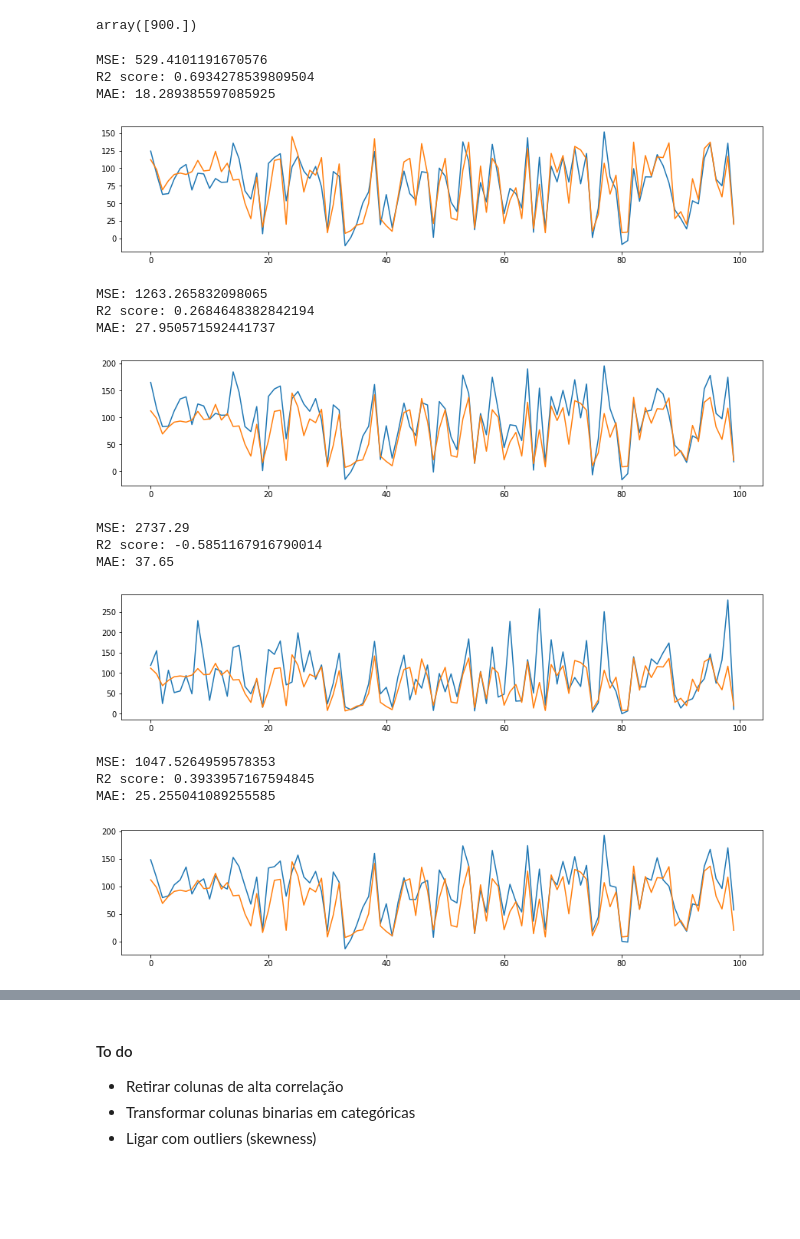
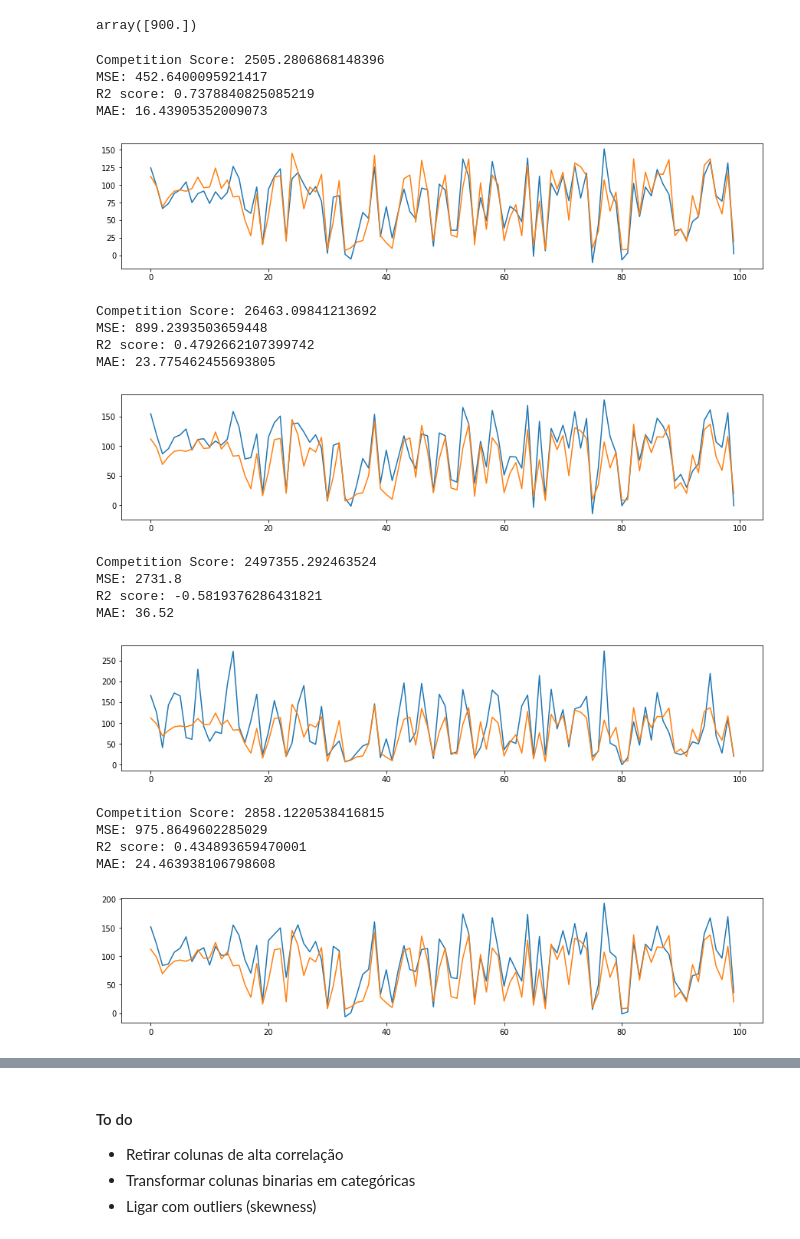
Before and after one commit to Bernardo-b/TG-ENG_MEC-UFMG, a Jupyter notebook: Exploring the data.ipynb, the cells around one changed output, grey strips where cells are left out. Saved outputs shown, nothing was run; the diff lists cells and outputs as text; code cells hidden in the pictures; blank space fills up the shorter version.

```diff
--- a/Exploring the data.ipynb
+++ b/Exploring the data.ipynb
@@ -129,9 +232,10 @@ from sklearn.neural_network import MLPRegressor
 # %%
 def get_score(test_Y,prediction):
+    print(f'Competition Score: {loss_score(np.array(test_Y), prediction)}')
     print(f'MSE: {mean_squared_error(np.array(test_Y), prediction)}')
     print(f'R2 score: {r2_score(np.array(test_Y), prediction)}')
     print(f'MAE: {mean_absolute_error(np.array(test_Y), prediction)}')
-    return mean_squared_error(np.array(test_Y), prediction), r2_score(np.array(test_Y), prediction), mean_absolute_error(np.array(test_Y), prediction)
+    return [loss_score(np.array(test_Y), prediction),mean_squared_error(np.array(test_Y), prediction),r2_score(np.array(test_Y), prediction),mean_absolute_error(np.array(test_Y), prediction)]
 # %%
 std_scale = StandardScaler().fit(train_X)
 train_X_std = std_scale.transform(train_X)
@@ -156,5 +258,7 @@ prediction = pd.Series(prediction)
+# %%
+results ={}
 # %%
-regr = LinearSVR(C=0.014)
+regr = LinearSVR(C=0.0135)
 regr.fit(train_X_std, train_Y)
 prediction = regr.predict(test_X_std)
 
@@ -162,12 +266,13 @@ fig,ax = plt.subplots(figsize=(15,3))
 ax.plot(pd.Series(prediction))
 ax.plot(test_Y)
 
-get_score(test_Y,prediction);
+results['LinearSVR'] = get_score(test_Y,prediction);
 # %% [output]
-MSE: 529.4101191670576
-R2 score: 0.6934278539809504
-MAE: 18.289385597085925
+Competition Score: 2505.2806868148396
+MSE: 452.6400095921417
+R2 score: 0.7378840825085219
+MAE: 16.43905352009073
-[figure, old version]
+[figure, new version]
 # %%
 regr = MLPRegressor(hidden_layer_sizes=(100,50,50),
                                     activation='identity',
@@ -183,27 +288,29 @@ fig,ax = plt.subplots(figsize=(15,3))
 ax.plot(pd.Series(prediction))
 ax.plot(test_Y)
 
-get_score(test_Y,prediction);
+results['MLPRegressor'] = get_score(test_Y,prediction);
 # %% [output]
-MSE: 1263.265832098065
-R2 score: 0.2684648382842194
-MAE: 27.950571592441737
+Competition Score: 26463.09841213692
+MSE: 899.2393503659448
+R2 score: 0.4792662107399742
+MAE: 23.775462455693805
-[figure, old version]
+[figure, new version]
 # %%
 regr = DecisionTreeRegressor()
 regr.fit(train_X_std, train_Y)
 prediction = regr.predict(test_X_std)
 
 fig,ax = plt.subplots(figsize=(15,3))
 ax.plot(pd.Series(prediction))
 ax.plot(test_Y)
 
-get_score(test_Y,prediction);
+results['DecisionTreeRegressor'] = get_score(test_Y,prediction);
 # %% [output]
-MSE: 2737.29
-R2 score: -0.5851167916790014
-MAE: 37.65
+Competition Score: 2497355.292463524
+MSE: 2731.8
+R2 score: -0.5819376286431821
+MAE: 36.52
-[figure, old version]
+[figure, new version]
 # %%
 regr = PLSRegression(n_components=1)
 regr.fit(train_X_std, train_Y)
@@ -213,12 +320,13 @@ fig,ax = plt.subplots(figsize=(15,3))
 ax.plot(pd.Series(prediction.T[0]))
 ax.plot(test_Y)
 
-get_score(test_Y,prediction);
+results['PLSRegression'] = get_score(test_Y,prediction.T[0]);
 # %% [output]
-MSE: 1047.5264959578353
-R2 score: 0.3933957167594845
-MAE: 25.255041089255585
+Competition Score: 2858.1220538416815
+MSE: 975.8649602285029
+R2 score: 0.434893659470001
+MAE: 24.463938106798608
-[figure, old version]
+[figure, new version]
 # %%
 regr = KNeighborsRegressor(n_neighbors=950,leaf_size=30)
 regr.fit(train_X_std, train_Y)
```
Also changed, not shown: parts of 40 cells of this notebook.
